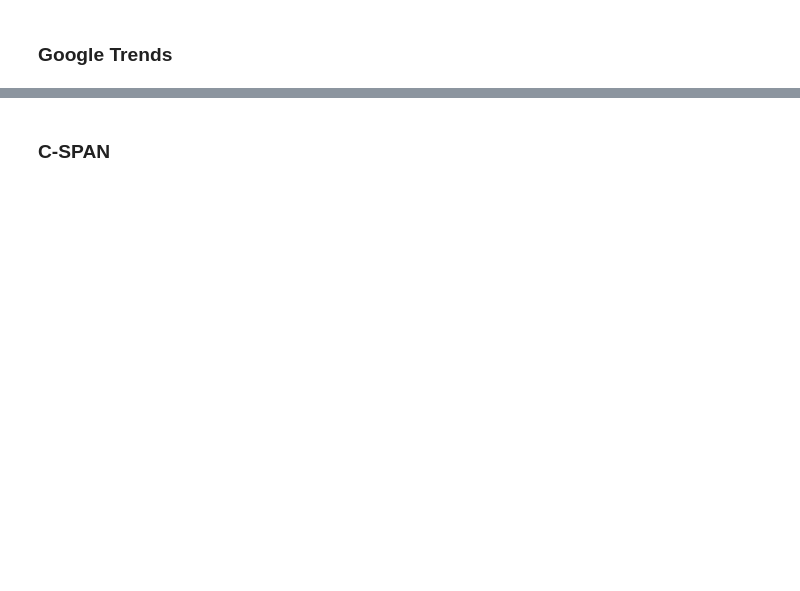
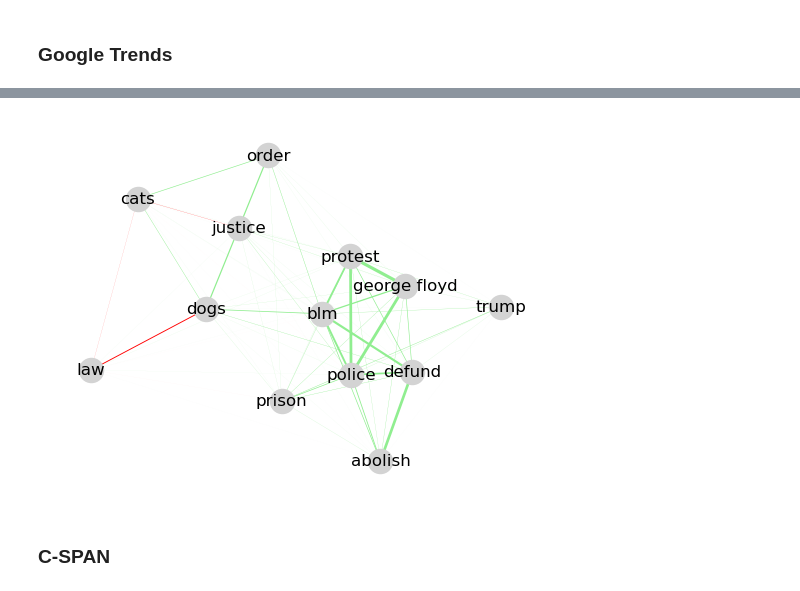
Before and after one commit to isaackrementsov/spotlights-mobilization, a Jupyter notebook: notebooks/Research.ipynb, the cells around one changed output, grey strips where cells are left out. Saved outputs shown, nothing was run; the diff lists cells and outputs as text; code cells hidden in the pictures; blank space fills up the shorter version.

```diff
--- a/notebooks/Research.ipynb
+++ b/notebooks/Research.ipynb
@@ -35,2 +114,7 @@ kw_trend_df.plot(y=kw_list, use_index=True)
+# %%
+kw_net = generate_correlation_graph(kw_trend_df, threshold=0)
+draw(kw_net, layout=nx.spring_layout)
+# %% [output]
+[figure, added]
 # %% [markdown]
 ### C-SPAN
```
Also changed, not shown: parts of 14 cells of this notebook, 1 other file.
